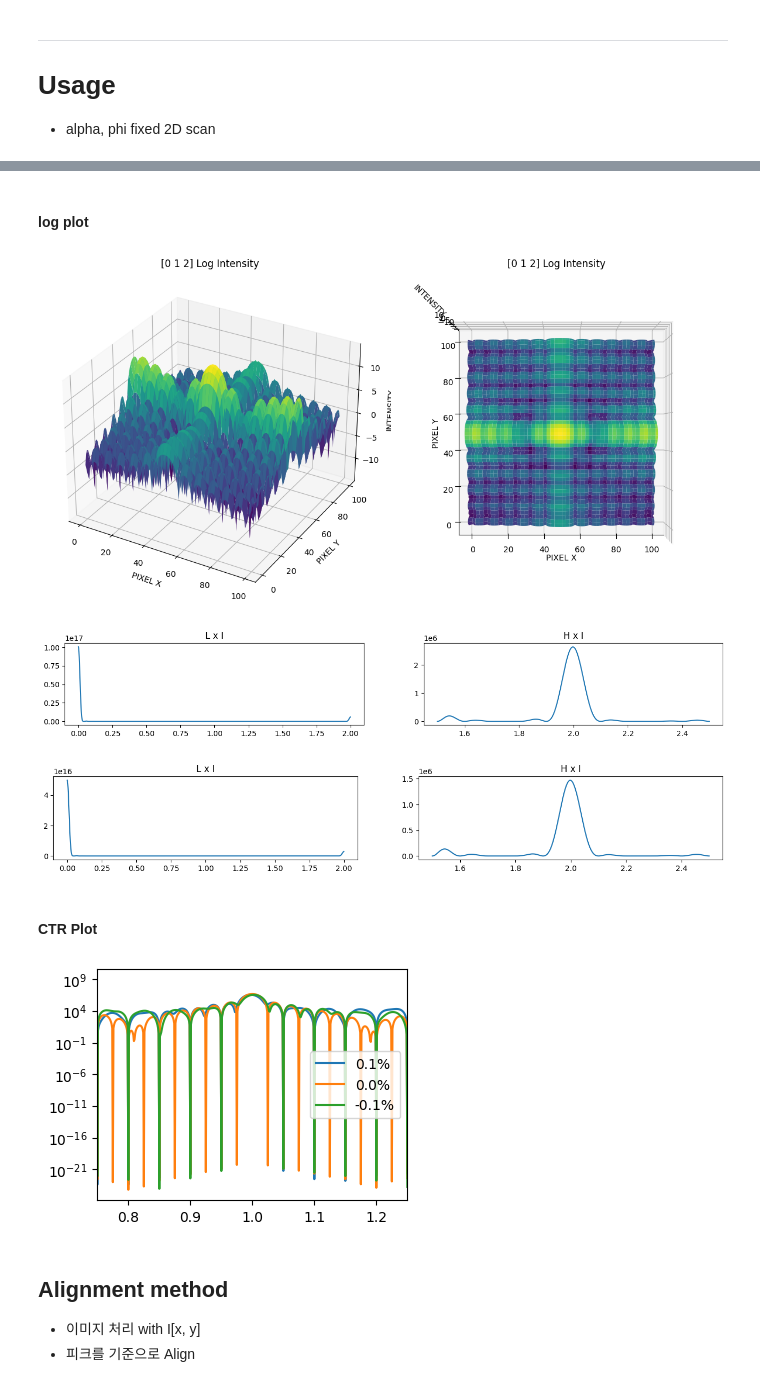
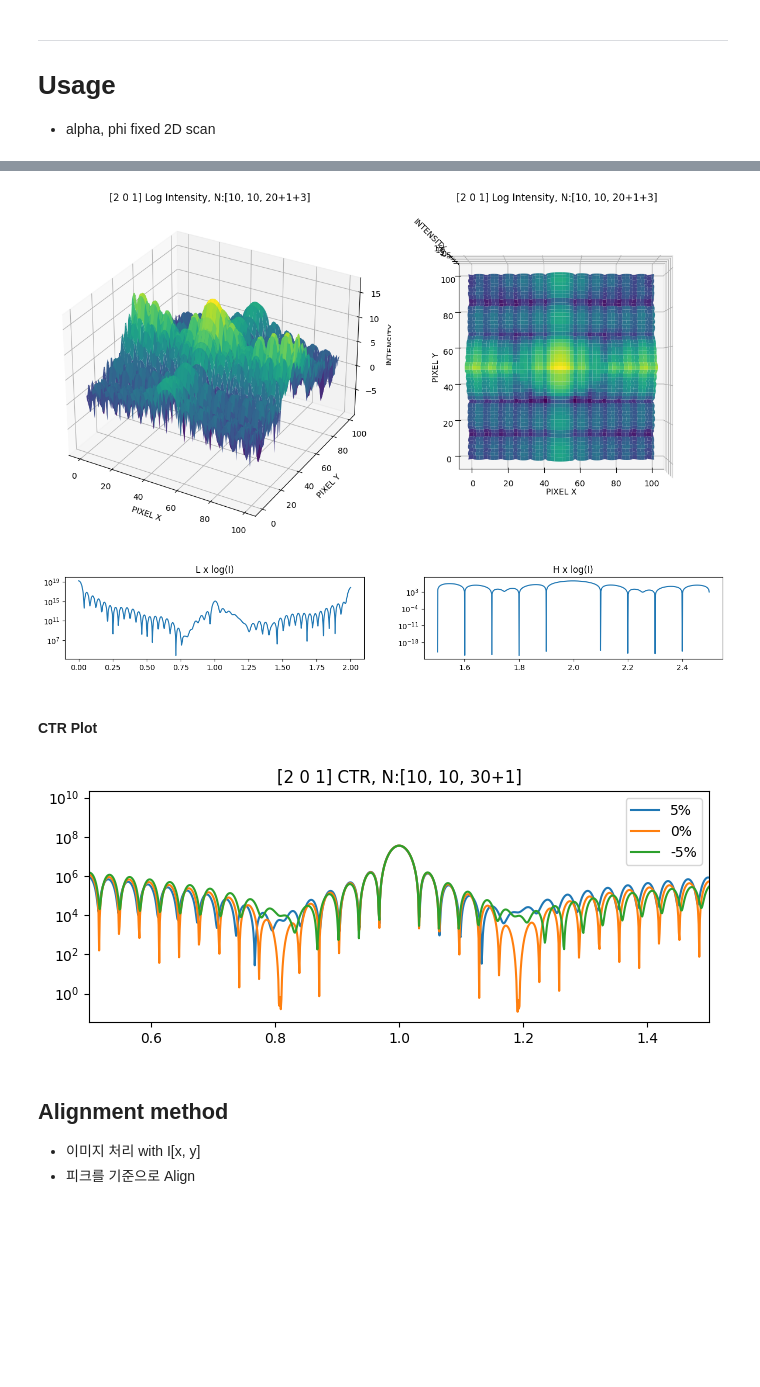
Before and after one commit to SeongSihun/XRD-Analysis, a Jupyter notebook: CTR_Analysis.ipynb, the cells around one changed output, grey strips where cells are left out. Cells and saved outputs as stored; diff of their text form; code cells hidden in the pictures; blank space fills up the shorter version.

```diff
--- a/CTR_Analysis.ipynb
+++ b/CTR_Analysis.ipynb
@@ -441,6 +441,7 @@ def cuberange(X, Y, Z):
 class Sample():
   def __init__(self, structure, abc, NaNbNc, nhkl):
     self.structure = structure
+    self.numberOfAtoms = np.count_nonzero(structure)
     self.abc = abc
     self.NaNbNc = NaNbNc
     self.nhkl = nhkl
@@ -617,6 +636,14 @@ def LHPlot(hkl, samples):
 ## **2D** pixel detector Settings
 # %% [markdown]
 ### class
+# %%
+# For plot title
+def Ntext(samples):
+  if np.array(samples).size == 1:
+    return f'[{samples.NaNbNc[0]}, {samples.NaNbNc[1]}, {samples.NaNbNc[2]}]'
+  else :
+    c = '+'.join([str(sample.NaNbNc[2]) for sample in samples[1:]])
+    return f'[{samples[0].NaNbNc[0]}, {samples[0].NaNbNc[1]}, {samples[0].NaNbNc[2]}+{c}]'
 # %%
 class Detector():
   def __init__(self, wavelength, samples, pixel_length = 0.005, size = (100, 100)):
@@ -627,6 +654,8 @@ class Detector():
     self.energy = 6.626E-34 * 299792458 / wavelength / 1.602176565e-19
     self.scale  = self.bulk.scaling(self.energy)
     self.set_pixels(pixel_length, size)
+    #
+    self.Ntext  = Ntext(samples)
 
   def set_pixels(self, pixel_length, size):
     self.pixel_length = pixel_length
@@ -719,13 +748,13 @@ NGO = Sample(
 # %%
 detector = Detector(
   wavelength   = 1.5406e-10,
-  samples      = (STO, NNO),
+  samples      = (STO, NNO, NGO),
   pixel_length = 0.005,
   size         = (100, 100)
 )
 
 (alpha, phi) = 0.1, 0
-hkl = np.array([0, 1, 2])
+hkl = np.array([2, 0, 1])
 
 II = detector.scan(hkl, (alpha, phi))
 # %%
@@ -749,5 +778,3 @@ Text(0, 0.5, 'PIXEL Y')
-# %% [markdown]
-#### log plot
 # %%
 fig = plt.figure(figsize=(12, 6))
 
@@ -757,7 +784,7 @@ surf1 = ax.plot_surface(*np.meshgrid(range(II.shape[0]), range(II.shape[1])), np
 ax.set_xlabel('PIXEL X')
 ax.set_ylabel('PIXEL Y')
 ax.set_zlabel('INTENSITY')
-plt.title(f'{hkl} Log Intensity')
+plt.title(f'{hkl} Log Intensity, N:{detector.Ntext}')
 
 #
 ax = fig.add_subplot(122, projection='3d')
@@ -766,48 +793,56 @@ ax.view_init(elev=90, azim=-90)
 ax.set_xlabel('PIXEL X')
 ax.set_ylabel('PIXEL Y')
 ax.set_zlabel('INTENSITY')
-plt.title(f'{hkl} Log Intensity')
+plt.title(f'{hkl} Log Intensity, N:{detector.Ntext}')
 
 plt.tight_layout()
 plt.show()
 # %% [output]
-[figure, old version]
+[figure, new version]
 # %%
 LHPlot(hkl = np.array([2, 0, 1]), samples = [STO, NNO, NGO])
-LHPlot(hkl = np.array([2, 0, 1]), samples = [STO, NNO])
+# LHPlot(hkl = np.array([0, 1, 2]), samples = [STO, NNO])
 # %% [output]
-[figure, old version]
+[figure, new version]
-[figure, removed]
 # %% [markdown]
 #### CTR Plot
 # %%
 def CTRPlot(bulk, hkl, expand):
   surf = Sample(
     structure = bulk.structure,
     abc = bulk.abc * np.array([1, 1, 1 + expand/100]),
-    NaNbNc = bulk.NaNbNc,
+    NaNbNc = np.array([*bulk.NaNbNc[:2], 1]),
     nhkl= bulk.nhkl
   )
   detector = Detector(
     wavelength   = 1.5406e-10,
     samples      = (bulk, surf),
     pixel_length = 0.005,
     size         = (100, 100)
   )
-  plt.semilogy(*detector.Lscan(hkl), label=f'{expand / 100}%')
+  plt.semilogy(*detector.Lscan(hkl), label=f'{expand}%')
   plt.legend()
-  plt.xlim([ hkl[2] - 0.25 , hkl[2] + 0.25 ])
+  plt.xlim([ hkl[2] - .5 , hkl[2] + .5 ])
+  plt.title(f'{hkl} CTR, N:{detector.Ntext}')
 
-plt.figure(figsize = (4, 3))
-CTRPlot(
-    bulk = STO,
-    hkl = np.array([2, 0, 1]),
-    expand = 10
+CTRSTO = Sample(
+  structure = STO.structure,
+  abc = STO.abc,
+  NaNbNc = (10, 10, 30),
+  nhkl= STO.nhkl
 )
-CTRPlot(STO, np.array([2, 0, 1]), 0)
-CTRPlot(STO, np.array([2, 0, 1]), -10)
+plt.figure(figsize = (8, 3))
+# CTRPlot(
+#     bulk = CTRSTO,
+#     hkl = np.array([2, 0, 1]),
+#     expand = 10
+# )
+CTRPlot(CTRSTO, np.array([2, 0, 1]), 5)
+CTRPlot(CTRSTO, np.array([2, 0, 1]), 0)
+CTRPlot(CTRSTO, np.array([2, 0, 1]), -5)
+# CTRPlot(CTRSTO, np.array([2, 0, 1]), -10)
 # %% [output]
-[figure, old version]
+[figure, new version]
 # %% [markdown]
 ## Alignment method
 - 이미지 처리 with I[x, y]
```
Also changed, not shown: parts of 8 cells of this notebook.
